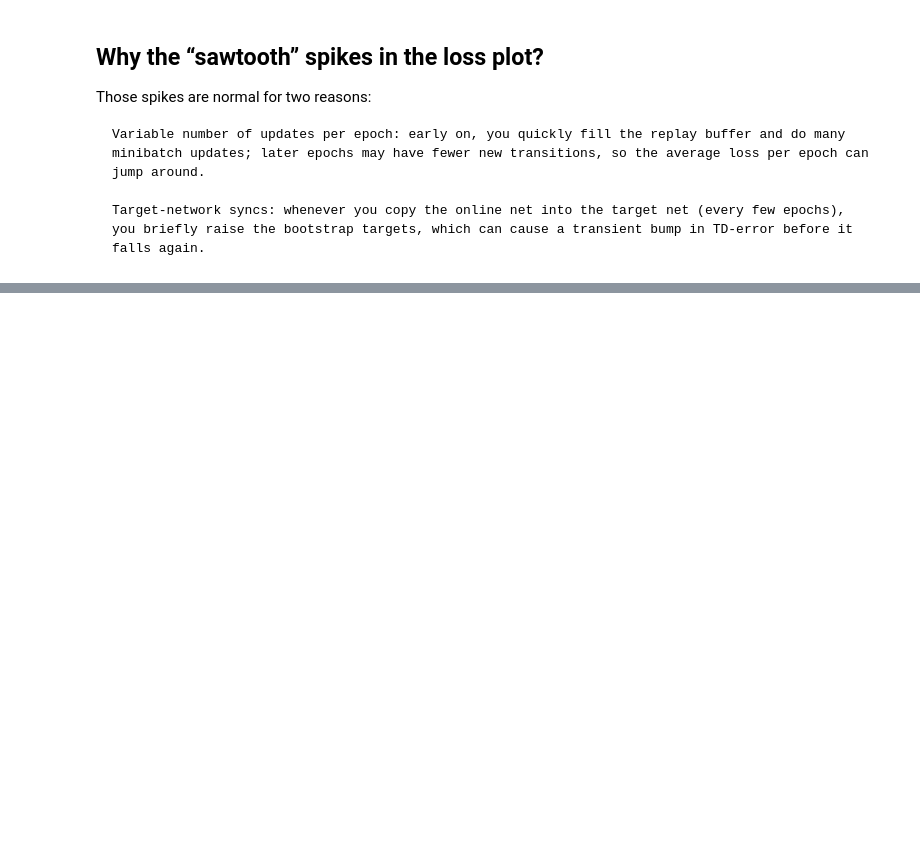
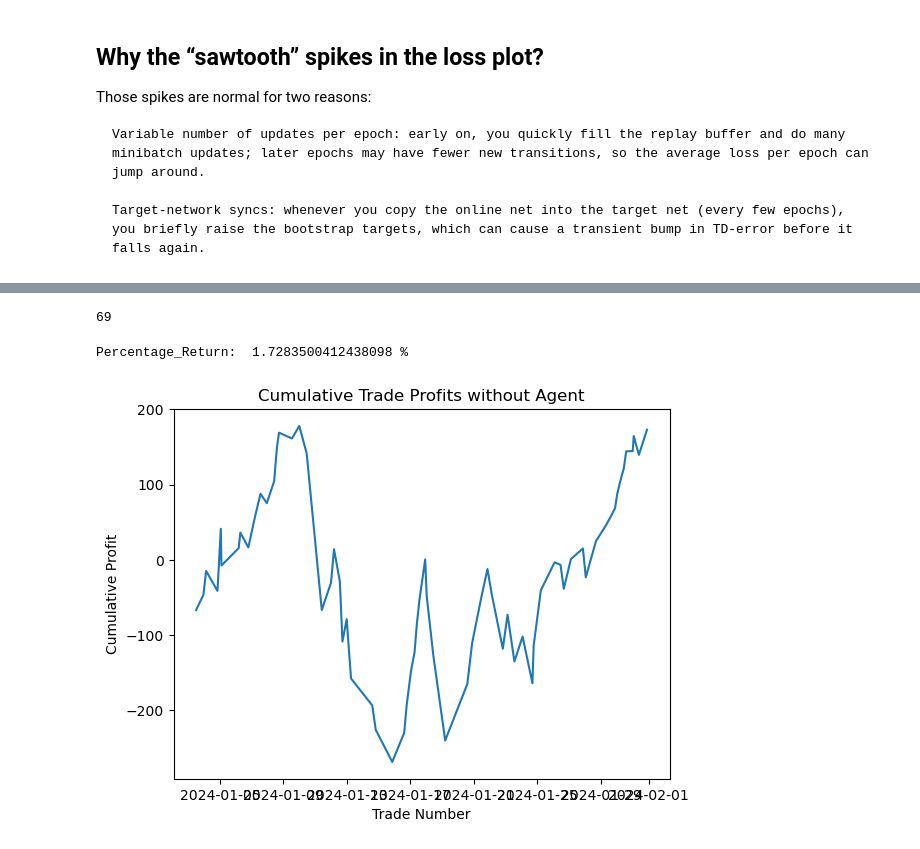
Before and after one commit to alexandrosdp/PairsTrading, a Jupyter notebook: deep_q_learning.ipynb, the cells around one changed output, grey strips where cells are left out. Cells and saved outputs as stored; diff of their text form; code cells hidden in the pictures; blank space fills up the shorter version.

```diff
--- a/deep_q_learning.ipynb
+++ b/deep_q_learning.ipynb
@@ -126,0 +301,28 @@ plt.show()
+# %%
+# entry_threshold = 1.5
+# exit_threshold = 0
+# stop_loss_threshold = 3
+
+# positions, trade_entries, trade_exits = backtest_pair_rolling(S1_test,S2_test,zscore_series_test, entry_threshold, exit_threshold, stop_loss_threshold)
+# trade_profits_no_agent, net_trade_profits_S1_no_agent, net_trade_profits_S2_no_agent,cumulative_profit_series_no_agent, entry_times_no_agent, exit_times_no_agent = simulate_strategy_trade_pnl(trade_entries, trade_exits, initial_capital, beta_series_test, tx_cost)
+
+entry_threshold = 1.5
+exit_threshold = 0
+stop_loss_threshold = 3
+
+positions, trade_entries, trade_exits = backtest_pair_rolling(S1_train,S2_train,zscore_series_train, entry_threshold, exit_threshold, stop_loss_threshold)
+trade_profits_no_agent, net_trade_profits_S1_no_agent, net_trade_profits_S2_no_agent,cumulative_profit_series_no_agent, entry_times_no_agent, exit_times_no_agent = simulate_strategy_trade_pnl(trade_entries, trade_exits, initial_capital, beta_series_train, tx_cost)
+# %%
+len(trade_profits_no_agent)
+# %% [output]
+69
+# %%
+plt.plot(cumulative_profit_series_no_agent)
+print("Percentage_Return: ", (cumulative_profit_series_no_agent[-1] / initial_capital) * 100,"%")
+plt.title('Cumulative Trade Profits without Agent')
+plt.xlabel('Trade Number')
+plt.ylabel('Cumulative Profit')
+plt.show()
+# %% [output]
+Percentage_Return:  1.7283500412438098 %
+[figure, added]
```
Also changed, not shown: parts of 18 cells of this notebook, 4 other files.
